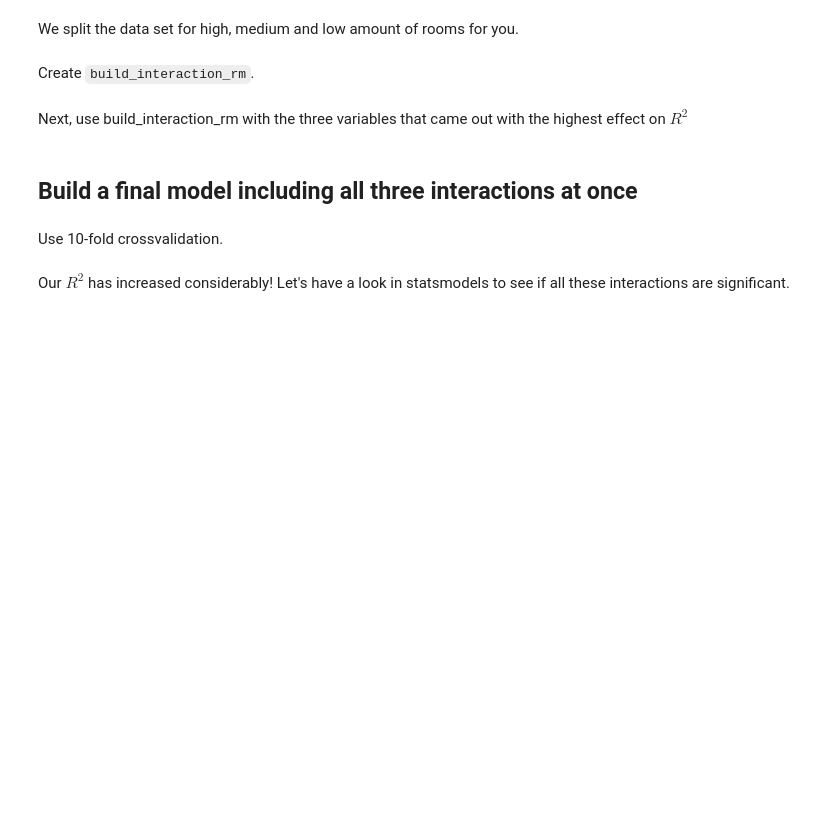
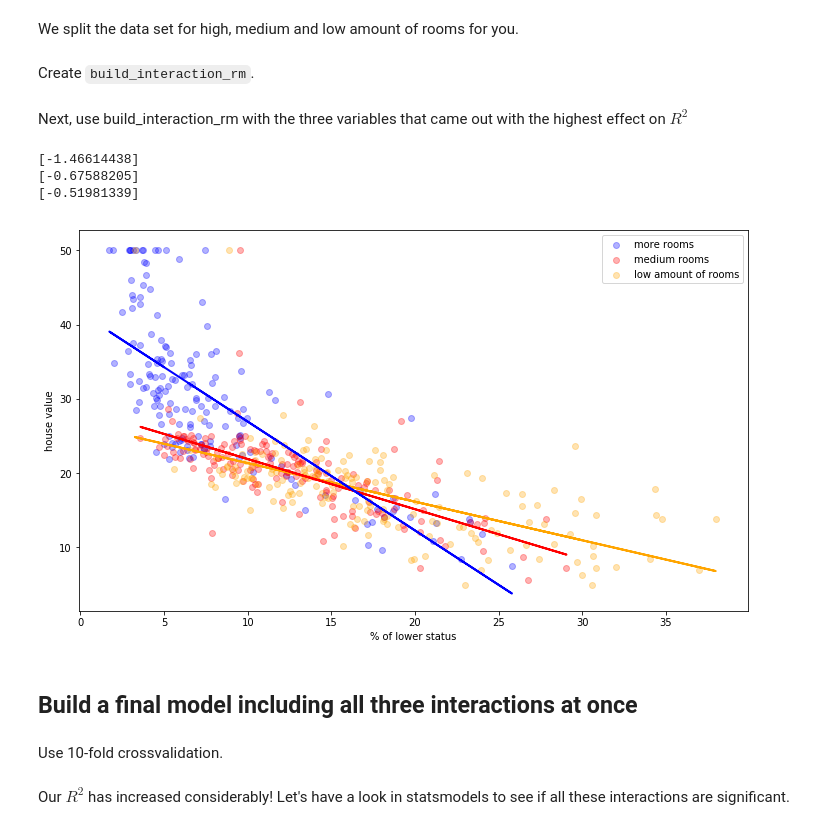
Before and after one commit to nkacoroski/dsc-2-24-04-interactions-lab-seattle-ds-career-040119, a Jupyter notebook: index.ipynb, the cells around one changed output. Drawn from its saved outputs; the diff is of its cells as text; code cells hidden in the pictures; blank space fills up the shorter version.

```diff
--- a/index.ipynb
+++ b/index.ipynb
@@ -115,3 +113,10 @@ Next, use build_interaction_rm with the three variables that came out with the h
+# %%
+build_interaction_rm("LSTAT", "% of lower status")
+# %% [output]
+[-1.46614438]
+[-0.67588205]
+[-0.51981339]
+[figure, added]
 # %%
 # second plot
 # %%
```
Also changed, not shown: parts of 1 cell of this notebook.
